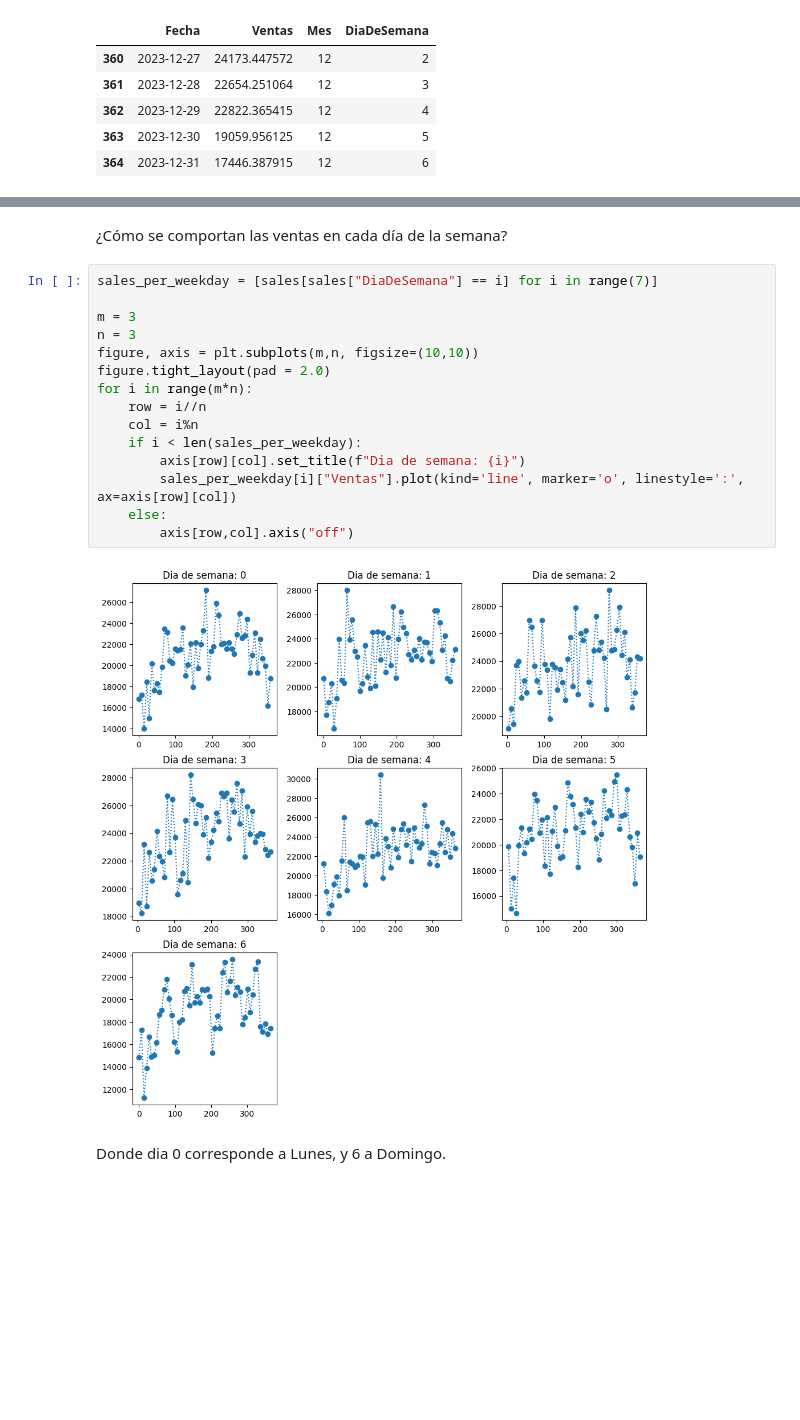
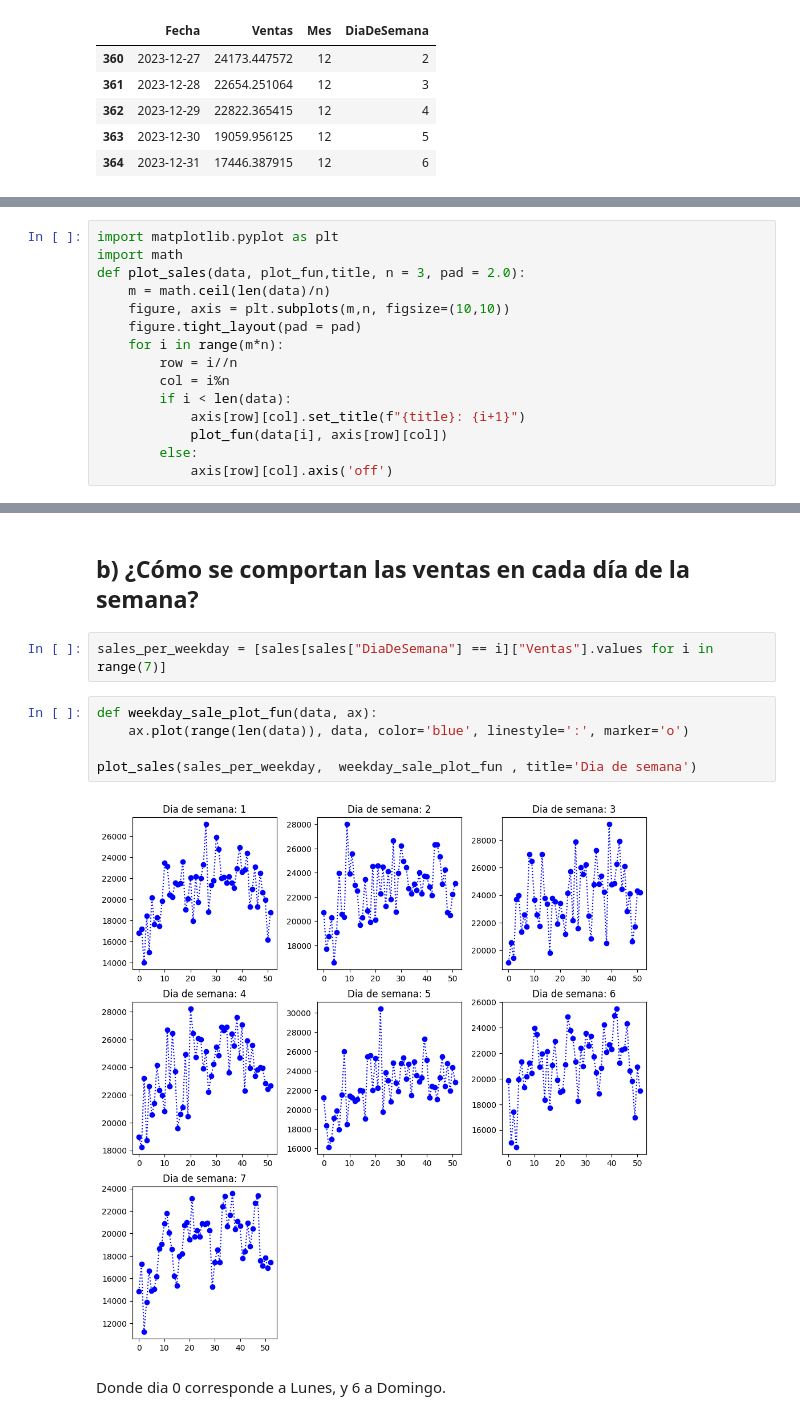
Before and after one commit to gx-ceia-tps/tp2-peia, a Jupyter notebook: tp2-peia-project/tp2-peia-p2.ipynb, the cells around one changed output, grey strips where cells are left out. Drawn from its saved outputs; the diff is of its cells as text; blank space fills up the shorter version.

```diff
--- a/tp2-peia-project/tp2-peia-p2.ipynb
+++ b/tp2-peia-project/tp2-peia-p2.ipynb
@@ -63,0 +42,15 @@ for i in range(m*n):
+# %%
+import matplotlib.pyplot as plt
+import math
+def plot_sales(data, plot_fun,title, n = 3, pad = 2.0):
+    m = math.ceil(len(data)/n)
+    figure, axis = plt.subplots(m,n, figsize=(10,10))
+    figure.tight_layout(pad = pad)
+    for i in range(m*n):
+        row = i//n
+        col = i%n
+        if i < len(data):
+            axis[row][col].set_title(f"{title}: {i+1}")
+            plot_fun(data[i], axis[row][col])
+        else:
+            axis[row][col].axis('off')
@@ -64,22 +65,14 @@ for i in range(m*n):
 # %% [markdown]
-¿Cómo se comportan las ventas en cada día de la semana?
+## b) ¿Cómo se comportan las ventas en cada día de la semana?
+# %%
+sales_per_weekday = [sales[sales["DiaDeSemana"] == i]["Ventas"].values for i in range(7)]
 # %%
-sales_per_weekday = [sales[sales["DiaDeSemana"] == i] for i in range(7)]
+def weekday_sale_plot_fun(data, ax):
+    ax.plot(range(len(data)), data, color='blue', linestyle=':', marker='o')
 
-m = 3
-n = 3
-figure, axis = plt.subplots(m,n, figsize=(10,10))
-figure.tight_layout(pad = 2.0)
-for i in range(m*n):
-    row = i//n
-    col = i%n
-    if i < len(sales_per_weekday):
-        axis[row][col].set_title(f"Dia de semana: {i}")
-        sales_per_weekday[i]["Ventas"].plot(kind='line', marker='o', linestyle=':', ax=axis[row][col])
-    else:
-        axis[row,col].axis("off")
+plot_sales(sales_per_weekday,  weekday_sale_plot_fun , title='Dia de semana')
 # %% [output]
-[figure, old version]
+[figure, new version]
 # %% [markdown]
 Donde dia 0 corresponde a Lunes, y 6 a Domingo.
 # %% [markdown]
```
Also changed, not shown: parts of 15 cells of this notebook.
